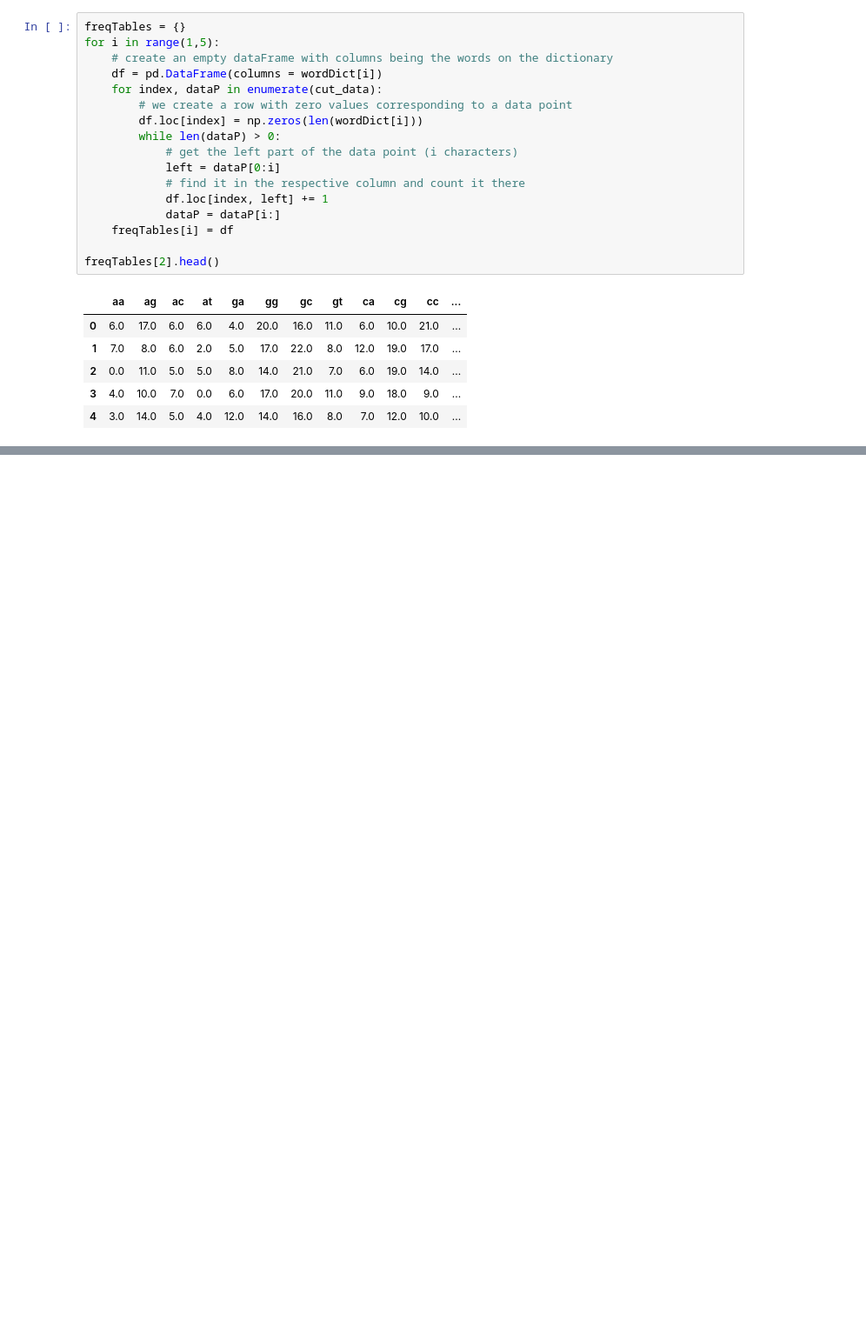
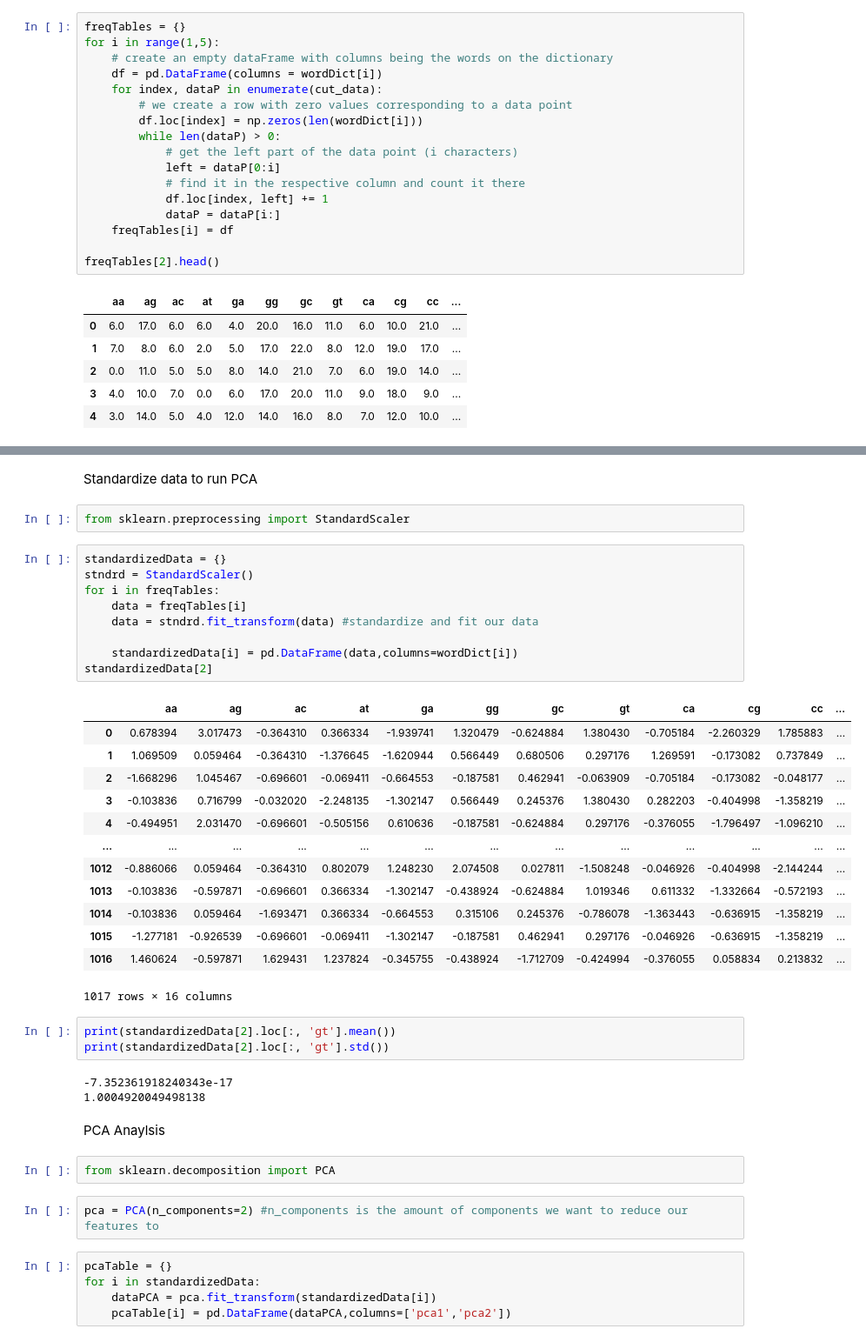
Before and after one commit to jealy06/Understanding-Genetic-Code, a Jupyter notebook: Gen_Notebook.ipynb, the cells around one changed output, grey strips where cells are left out. Shown at 87% size. Saved outputs shown, nothing was run; the diff lists cells and outputs as text; blank space fills up the shorter version.

```diff
--- a/Gen_Notebook.ipynb
+++ b/Gen_Notebook.ipynb
@@ -180,0 +185,44 @@ freqTables[2].head()
+# %% [markdown]
+Standardize data to run PCA
+# %%
+from sklearn.preprocessing import StandardScaler
+# %%
+standardizedData = {}
+stndrd = StandardScaler()
+for i in freqTables:
+    data = freqTables[i]
+    data = stndrd.fit_transform(data) #standardize and fit our data
+
+    standardizedData[i] = pd.DataFrame(data,columns=wordDict[i])
+standardizedData[2]
+# %% [output]
+|  | aa | ag | ac | at | ga | gg | gc | gt | ca | cg | cc | ... |
+| 0 | 0.678394 | 3.017473 | -0.364310 | 0.366334 | -1.939741 | 1.320479 | -0.624884 | 1.380430 | -0.705184 | -2.260329 | 1.785883 | ... |
+| 1 | 1.069509 | 0.059464 | -0.364310 | -1.376645 | -1.620944 | 0.566449 | 0.680506 | 0.297176 | 1.269591 | -0.173082 | 0.737849 | ... |
+| 2 | -1.668296 | 1.045467 | -0.696601 | -0.069411 | -0.664553 | -0.187581 | 0.462941 | -0.063909 | -0.705184 | -0.173082 | -0.048177 | ... |
+| 3 | -0.103836 | 0.716799 | -0.032020 | -2.248135 | -1.302147 | 0.566449 | 0.245376 | 1.380430 | 0.282203 | -0.404998 | -1.358219 | ... |
+| 4 | -0.494951 | 2.031470 | -0.696601 | -0.505156 | 0.610636 | -0.187581 | -0.624884 | 0.297176 | -0.376055 | -1.796497 | -1.096210 | ... |
+| ... | ... | ... | ... | ... | ... | ... | ... | ... | ... | ... | ... | ... |
+| 1012 | -0.886066 | 0.059464 | -0.364310 | 0.802079 | 1.248230 | 2.074508 | 0.027811 | -1.508248 | -0.046926 | -0.404998 | -2.144244 | ... |
+| 1013 | -0.103836 | -0.597871 | -0.696601 | 0.366334 | -1.302147 | -0.438924 | -0.624884 | 1.019346 | 0.611332 | -1.332664 | -0.572193 | ... |
+| 1014 | -0.103836 | 0.059464 | -1.693471 | 0.366334 | -0.664553 | 0.315106 | 0.245376 | -0.786078 | -1.363443 | -0.636915 | -1.358219 | ... |
+| 1015 | -1.277181 | -0.926539 | -0.696601 | -0.069411 | -1.302147 | -0.187581 | 0.462941 | 0.297176 | -0.046926 | -0.636915 | -1.358219 | ... |
+| 1016 | 1.460624 | -0.597871 | 1.629431 | 1.237824 | -0.345755 | -0.438924 | -1.712709 | -0.424994 | -0.376055 | 0.058834 | 0.213832 | ... |
+1017 rows × 16 columns
+# %%
+print(standardizedData[2].loc[:, 'gt'].mean())
+print(standardizedData[2].loc[:, 'gt'].std())
+# %% [output]
+-7.352361918240343e-17
+1.0004920049498138
+# %% [markdown]
+PCA Anaylsis
+# %%
+from sklearn.decomposition import PCA
+# %%
+pca = PCA(n_components=2) #n_components is the amount of components we want to reduce our features to
+# %%
+pcaTable = {}
+for i in standardizedData:
+    dataPCA = pca.fit_transform(standardizedData[i])
+    pcaTable[i] = pd.DataFrame(dataPCA,columns=['pca1','pca2'])
```
Also changed, not shown: parts of 19 cells of this notebook.
